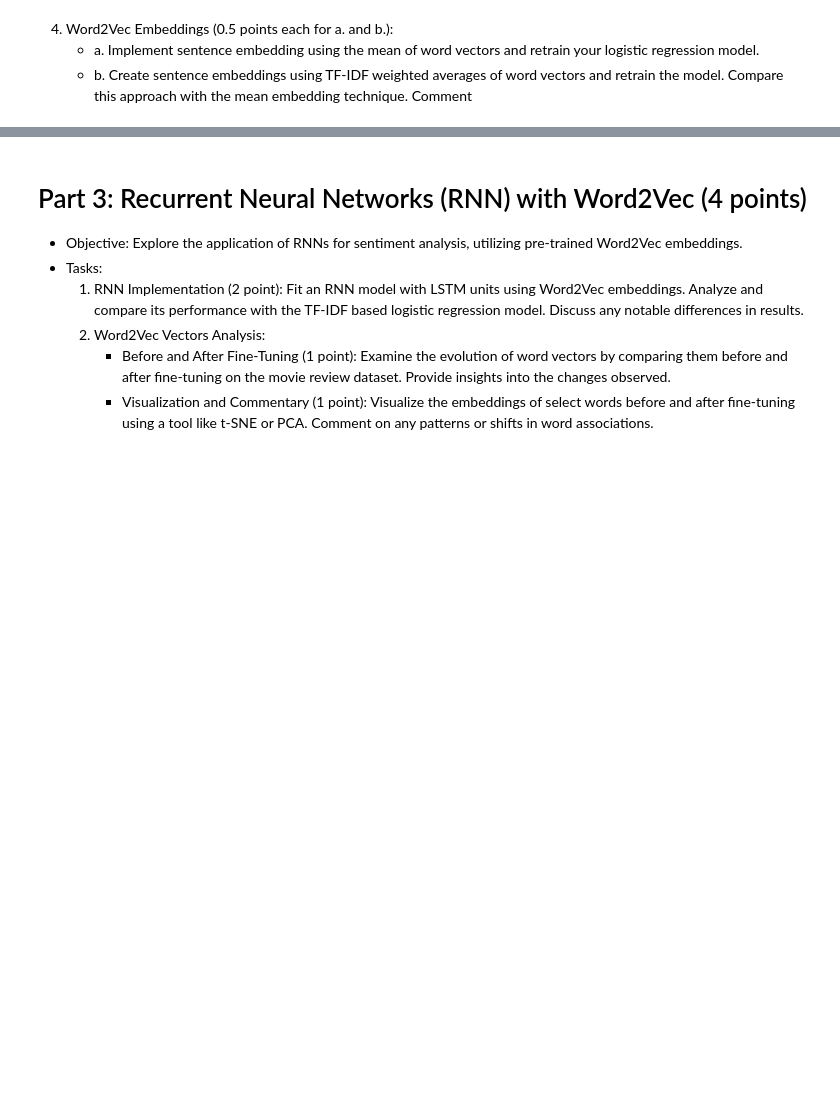
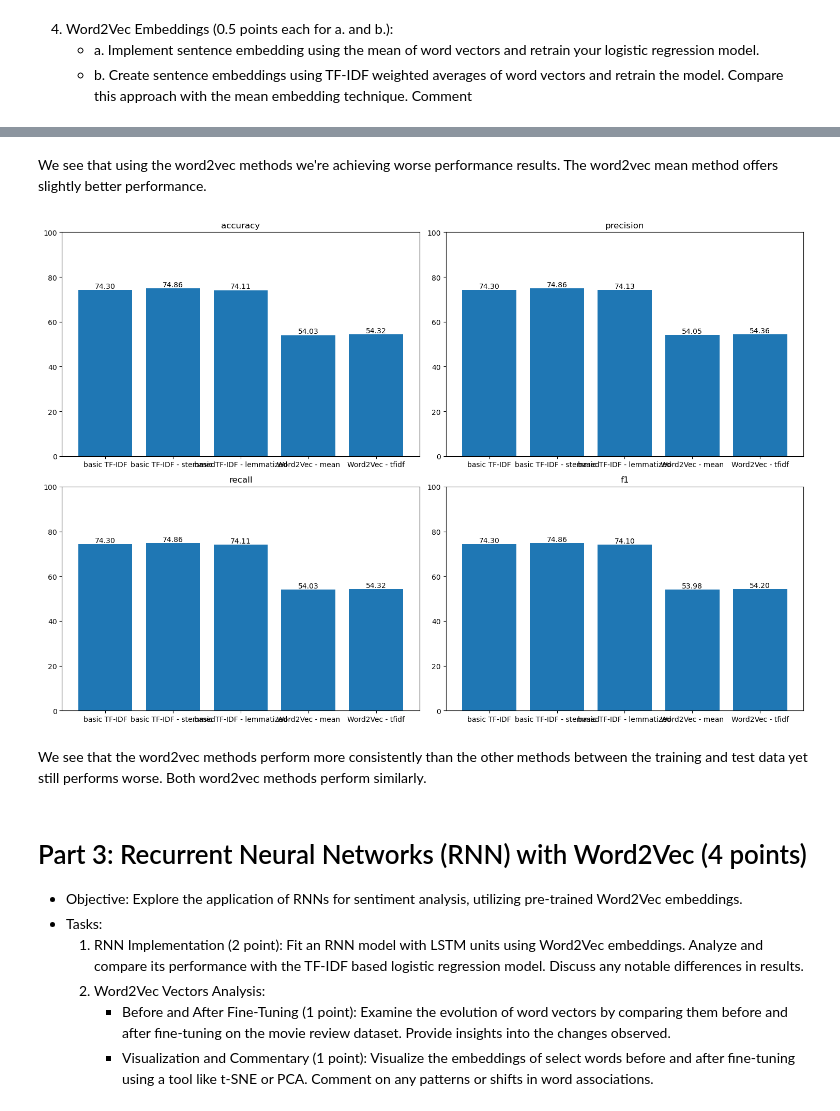
Before and after one commit to claricemottet/AdvNLP_HW1, a Jupyter notebook: AdvNLP_HW1_CM.ipynb, the cells around one changed output, grey strips where cells are left out. Saved outputs shown, nothing was run; the diff lists cells and outputs as text; code cells hidden in the pictures; blank space fills up the shorter version.

Commit message:
part2 (2.4 - word2vec complete with interpretations)

```diff
--- a/AdvNLP_HW1_CM.ipynb
+++ b/AdvNLP_HW1_CM.ipynb
@@ -571,40 +595,3 @@ Looking at the performance metrics of the models we see that they all perform si
   4. Word2Vec Embeddings (0.5 points each for a. and b.):
      - a. Implement sentence embedding using the mean of word vectors and retrain your logistic regression model.
      - b. Create sentence embeddings using TF-IDF weighted averages of word vectors and retrain the model. Compare this approach with the mean embedding technique. Comment
-# %%
-
-
-# Create a pipeline with TF-IDF and Logistic Regression
-pipeline = Pipeline([
-    ('tfidf', TfidfVectorizer(ngram_range=(1, 2),
-                              min_df=5,
-                              stop_words='english')),
-    ('clf', LogisticRegression(solver='liblinear')),
-])
-
-# Fit the pipeline on the training data
-pipeline.fit(df_train['text_clean'], df_train['label'])
-
-
-
-# Combine feature names with coefficients
-feature_coefficients = list(zip(feature_names, coefficients))
-
-# Sort feature coefficients by coefficient value
-feature_coefficients.sort(key=lambda x: x[1])
-
-# Print top and bottom feature coefficients
-print("Top 10 positive features:")
-for feature, coefficient in feature_coefficients[-10:]:
-    print(f"{feature}: {coefficient}")
-
-print("\nTop 10 negative features:")
-for feature, coefficient in feature_coefficients[:10]:
-    print(f"{feature}: {coefficient}")
-
-# Make predictions
-df_train['predicted_label_logreg'] = pipeline.predict(df_train['text_clean'])
-
-# Calculate metrics
-metrics_val = Metrics()
-metrics_val.run(df_train['label'], df_train['predicted_label_logreg'], "basic TF-IDF")
@@ -632,3 +686,11 @@ metrics_val.plot()
+# %% [markdown]
+We see that using the word2vec methods we're achieving worse performance results. The word2vec mean method offers slightly better performance.
+# %%
+metrics_val_test.plot()
+# %% [output]
+[figure, added]
+# %% [markdown]
+We see that the word2vec methods perform more consistently than the other methods between the training and test data yet still performs worse. Both word2vec methods perform similarly.
 # %% [markdown]
 # Part 3: Recurrent Neural Networks (RNN) with Word2Vec (4 points)
 - Objective: Explore the application of RNNs for sentiment analysis, utilizing pre-trained Word2Vec embeddings.
```
Also changed, not shown: parts of 9 cells of this notebook, 3 other files.
